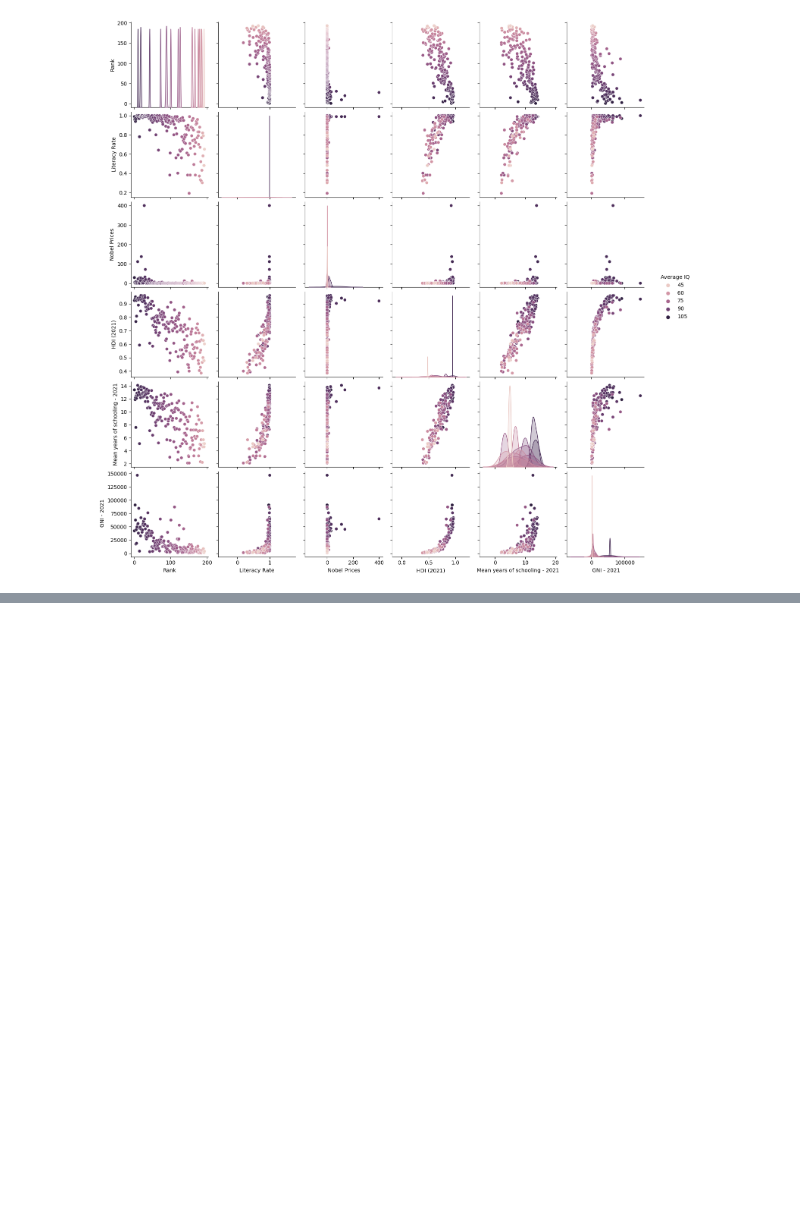
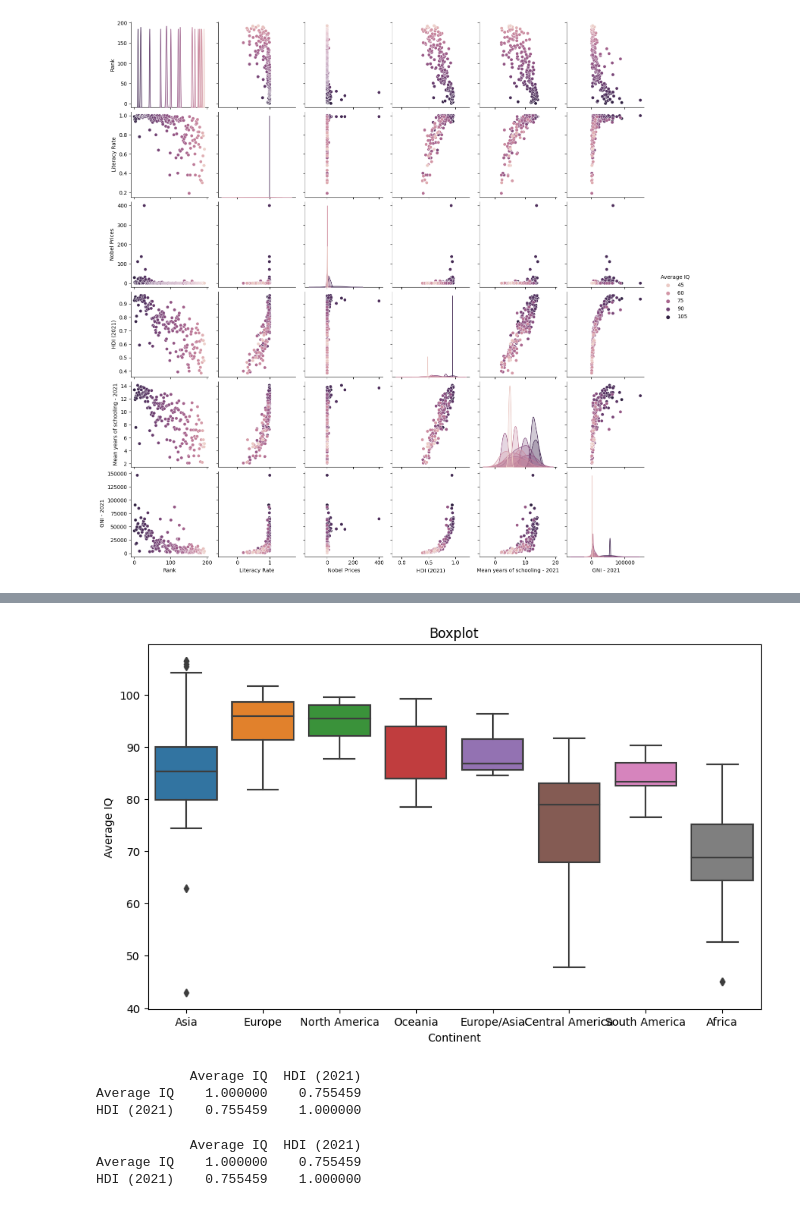
Before and after one commit to ZerXXX0/EDA-Preprocessing-World-IQ-Data, a Jupyter notebook: World_iq_data.ipynb, the cells around one changed output, grey strips where cells are left out. Drawn from its saved outputs; the diff is of its cells as text; code cells hidden in the pictures; blank space fills up the shorter version.

```diff
--- a/World_iq_data.ipynb
+++ b/World_iq_data.ipynb
@@ -37,0 +65,21 @@ plt.show()
+# %%
+plt.figure(figsize=(10,6))
+sns.boxplot(data=df, x='Continent', y='Average IQ')
+plt.title("Boxplot")
+plt.show()
+# %% [output]
+[figure, added]
+# %%
+correlation_matrix = df[['Average IQ','HDI (2021)']].corr()
+print(correlation_matrix)
+# %% [output]
+            Average IQ  HDI (2021)
+Average IQ    1.000000    0.755459
+HDI (2021)    0.755459    1.000000
+# %%
+correlation_matrix1 = df[['Average IQ',' GNI - 2021']].corr()
+print(correlation_matrix)
+# %% [output]
+            Average IQ  HDI (2021)
+Average IQ    1.000000    0.755459
+HDI (2021)    0.755459    1.000000
```
Also changed, not shown: parts of 4 cells of this notebook.
